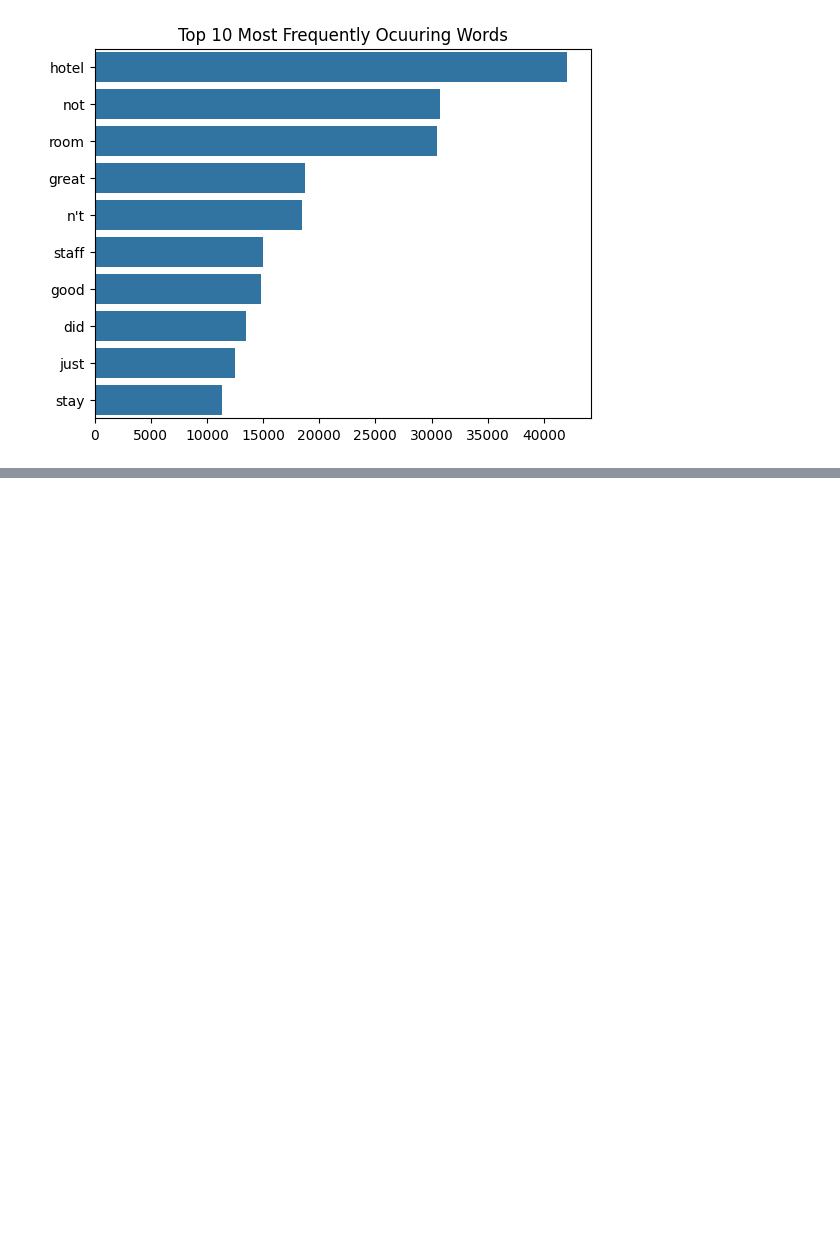
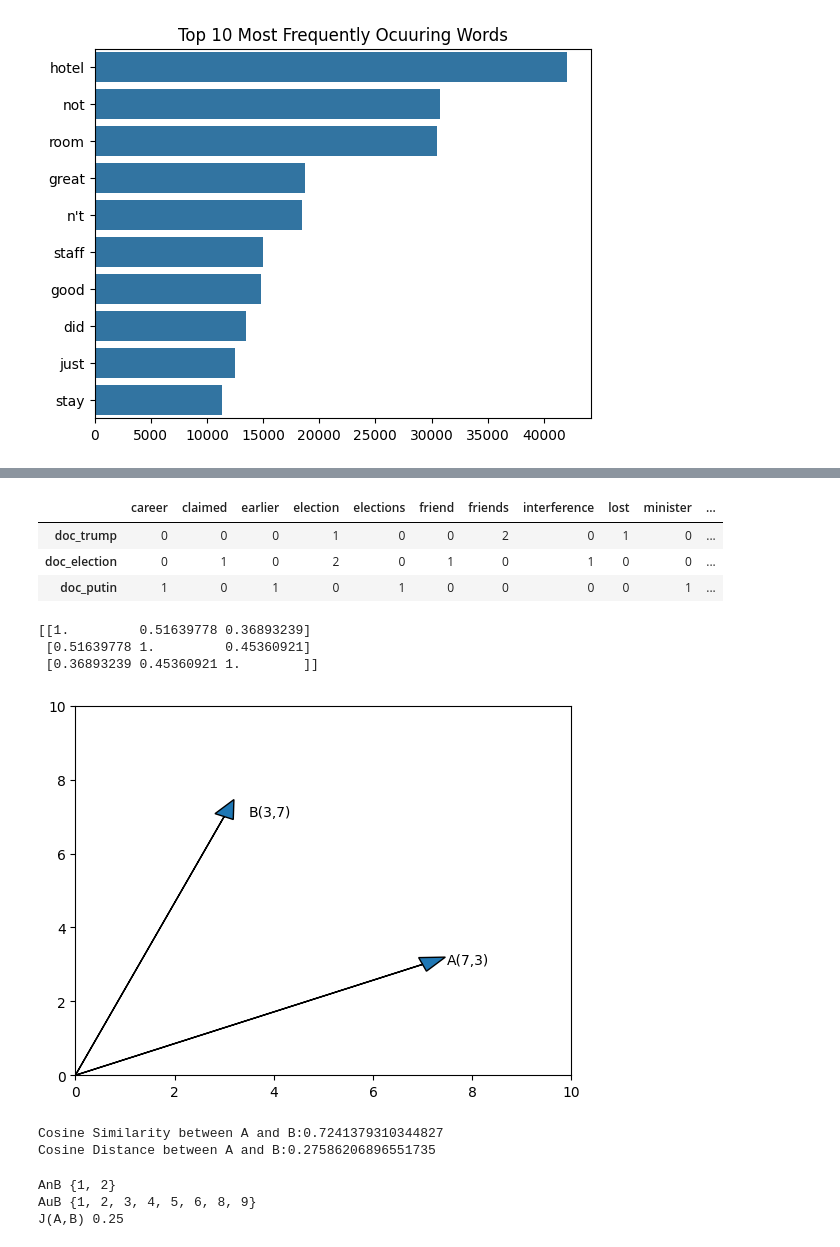
Before and after one commit to tharun067/python_problems, a Jupyter notebook: NLP_AD2.ipynb, the cells around one changed output, grey strips where cells are left out. Drawn from its saved outputs; the diff is of its cells as text; code cells hidden in the pictures; blank space fills up the shorter version.

```diff
--- a/NLP_AD2.ipynb
+++ b/NLP_AD2.ipynb
@@ -284,0 +296,54 @@ bigrams= cv.fit_transform(df['Review'])
+# %%
+from sklearn.feature_extraction.text import CountVectorizer
+import pandas as pd
+count_vect = CountVectorizer(stop_words='english')
+sparse_matrix = count_vect.fit_transform(documents)
+doc_term_matrix = sparse_matrix.todense()
+df = pd.DataFrame(doc_term_matrix,
+                  columns = count_vect.get_feature_names_out(),
+                  index=['doc_trump','doc_election','doc_putin'])
+df
+# %% [output]
+|  | career | claimed | earlier | election | elections | friend | friends | interference | lost | minister | ... |
+| doc_trump | 0 | 0 | 0 | 1 | 0 | 0 | 2 | 0 | 1 | 0 | ... |
+| doc_election | 0 | 1 | 0 | 2 | 0 | 1 | 0 | 1 | 0 | 0 | ... |
+| doc_putin | 1 | 0 | 1 | 0 | 1 | 0 | 0 | 0 | 0 | 1 | ... |
+# %%
+from sklearn.metrics.pairwise import cosine_similarity
+print(cosine_similarity(df,df))
+# %% [output]
+[[1.         0.51639778 0.36893239]
+ [0.51639778 1.         0.45360921]
+ [0.36893239 0.45360921 1.        ]]
+# %%
+import numpy as np
+import matplotlib.pyplot as plt
+A = np.array([7,3])
+B =np.array([3,7])
+ax = plt.axes()
+ax.arrow(0.0,0.0,A[0],A[1],head_width=0.4,head_length=0.5)
+plt.annotate(f"A({A[0]},{A[1]})",xy=(A[0],A[1]),xytext = (A[0]+0.5,A[1]))
+ax.arrow(0.0,0.0,B[0],B[1],head_width=0.4,head_length=0.5)
+plt.annotate(f"B({B[0]},{B[1]})",xy=(B[0],B[1]),xytext = (B[0]+0.5,B[1]))
+plt.xlim(0,10)
+plt.ylim(0,10)
+plt.show()
+cos_sim = np.dot(A,B)/(np.linalg.norm(A)*np.linalg.norm(B))
+print(f"Cosine Similarity between A and B:{cos_sim}")
+print(f"Cosine Distance between A and B:{1-cos_sim}")
+# %% [output]
+[figure, added]
+Cosine Similarity between A and B:0.7241379310344827
+Cosine Distance between A and B:0.27586206896551735
+# %%
+A ={1,2,3,4,6}
+B ={1,2,5,8,9}
+C = A.intersection(B)
+D = A.union(B)
+print("AnB",C)
+print("AuB",D)
+print('J(A,B)',float(len(C))/float(len(D)))
+# %% [output]
+AnB {1, 2}
+AuB {1, 2, 3, 4, 5, 6, 8, 9}
+J(A,B) 0.25
```
Also changed, not shown: parts of 21 cells of this notebook.
